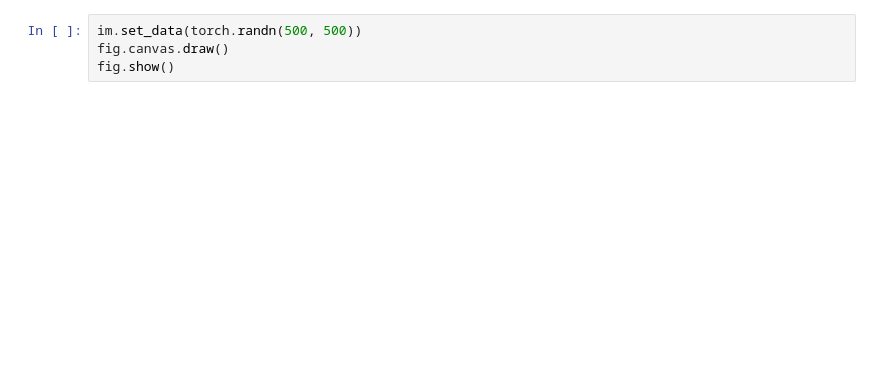
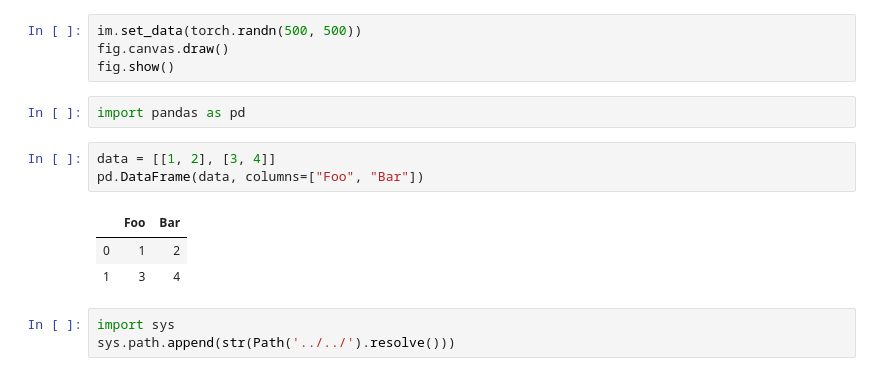
Before and after one commit to UnGast/pytorch_unet, a Jupyter notebook: test.ipynb, the cells around one changed output. Saved outputs shown, nothing was run; the diff lists cells and outputs as text; blank space fills up the shorter version.

```diff
--- a/test.ipynb
+++ b/test.ipynb
@@ -20,3 +24,15 @@ for i in range(0, 10):
 im.set_data(torch.randn(500, 500))
 fig.canvas.draw()
 fig.show()
+# %%
+import pandas as pd
+# %%
+data = [[1, 2], [3, 4]]
+pd.DataFrame(data, columns=["Foo", "Bar"])
+# %% [output]
+|  | Foo | Bar |
+| 0 | 1 | 2 |
+| 1 | 3 | 4 |
+# %%
+import sys
+sys.path.append(str(Path('../../').resolve()))
```
Also changed, not shown: parts of 7 cells of this notebook, 2 other files.
